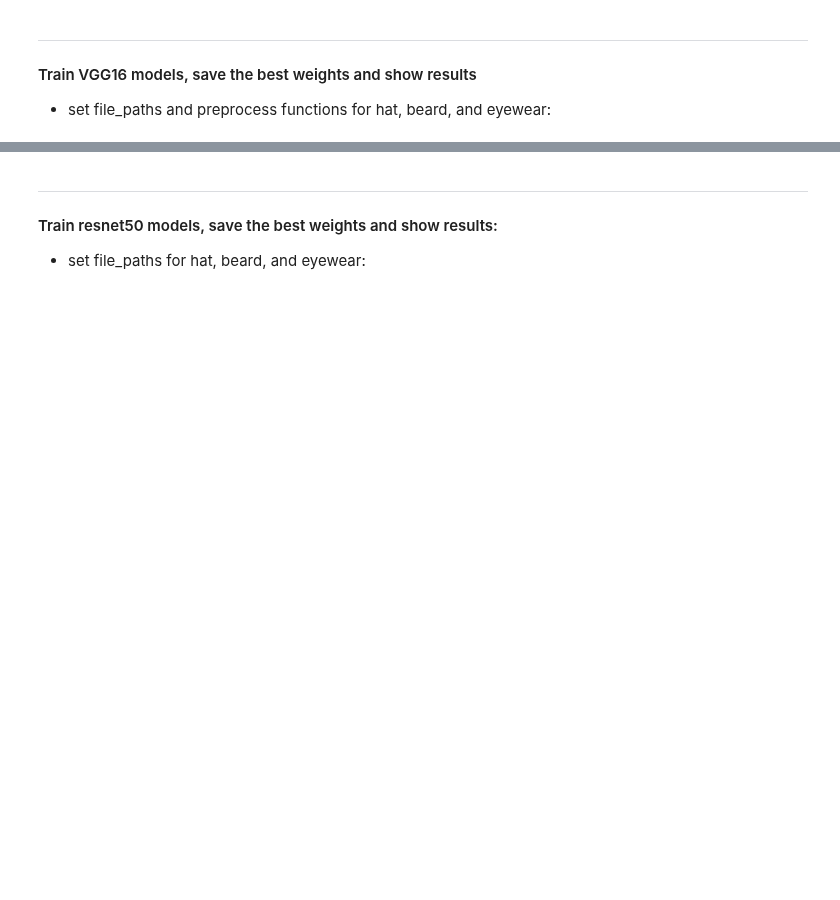
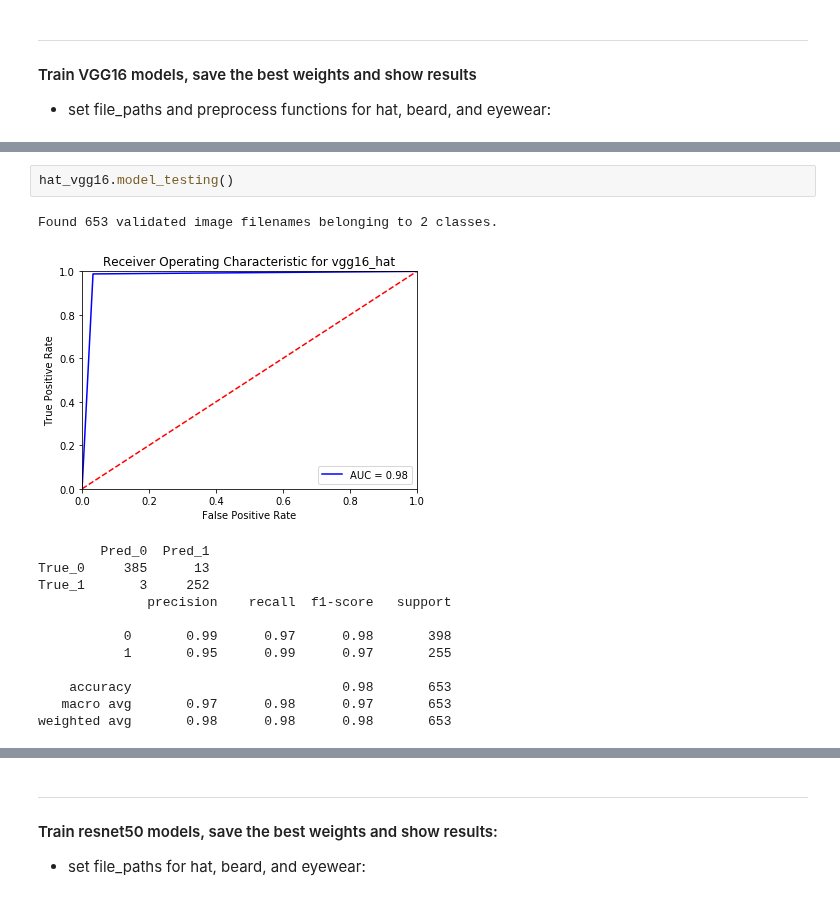
Before and after one commit to mzhou356/img2recommender, a Jupyter notebook: notebooks/vgg16_resnet50_model_tuning.ipynb, the cells around one changed output, grey strips where cells are left out. Cells and saved outputs as stored; diff of their text form; blank space fills up the shorter version.

```diff
--- a/notebooks/vgg16_resnet50_model_tuning.ipynb
+++ b/notebooks/vgg16_resnet50_model_tuning.ipynb
@@ -225,0 +113,16 @@ weighted avg       0.98      0.98      0.98       653
+# %%
+hat_vgg16.model_testing()
+# %% [output]
+Found 653 validated image filenames belonging to 2 classes.
+[figure, added]
+        Pred_0  Pred_1
+True_0     385      13
+True_1       3     252
+              precision    recall  f1-score   support
+
+           0       0.99      0.97      0.98       398
+           1       0.95      0.99      0.97       255
+
+    accuracy                           0.98       653
+   macro avg       0.97      0.98      0.97       653
+weighted avg       0.98      0.98      0.98       653
```
Also changed, not shown: parts of 48 cells of this notebook, 1 other file.
